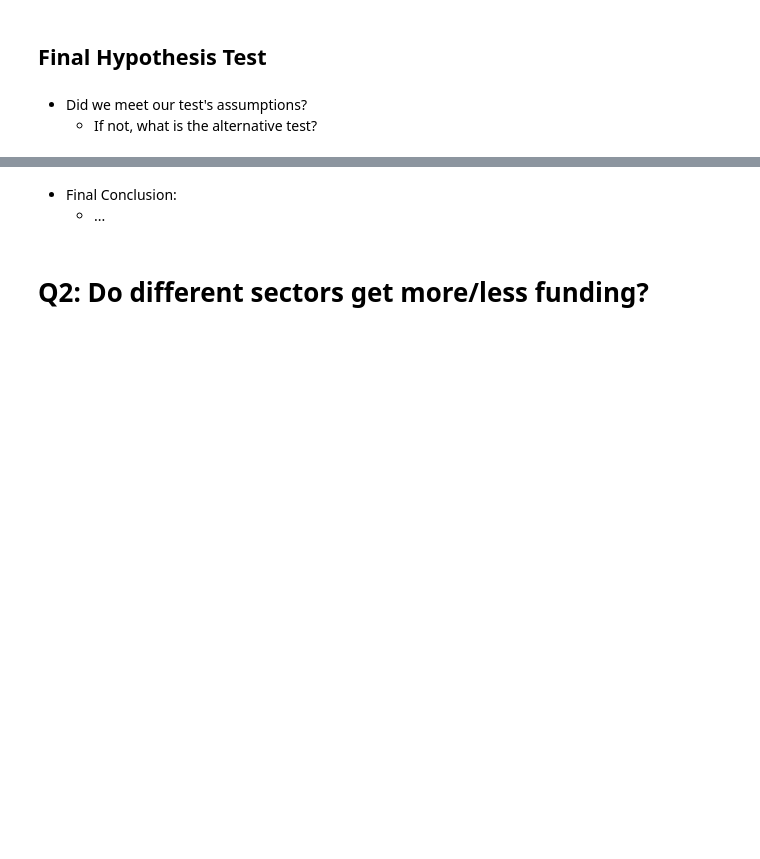
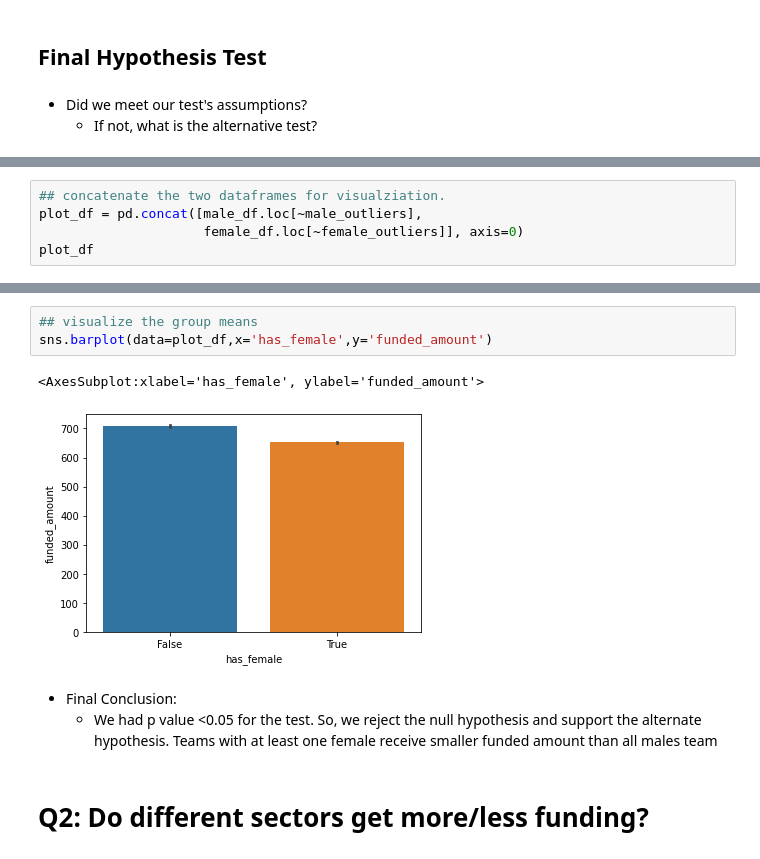
Before and after one commit to purvikansara/Demo, a Jupyter notebook: Hypothesis/Wk15-L02-Hypothesis-Testing.ipynb, the cells around one changed output, grey strips where cells are left out. Drawn from its saved outputs; the diff is of its cells as text; blank space fills up the shorter version.

Commit message:
completed hypothesis

```diff
--- a/Hypothesis/Wk15-L02-Hypothesis-Testing.ipynb
+++ b/Hypothesis/Wk15-L02-Hypothesis-Testing.ipynb
@@ -318,0 +363,5 @@ Name: funded_amount, Length: 136771, dtype: float64
+# %%
+## concatenate the two dataframes for visualziation.
+plot_df = pd.concat([male_df.loc[~male_outliers],
+                     female_df.loc[~female_outliers]], axis=0)
+plot_df
@@ -319,6 +383,12 @@ Name: funded_amount, Length: 136771, dtype: float64
+# %%
+## visualize the group means
+sns.barplot(data=plot_df,x='has_female',y='funded_amount')
+# %% [output]
+<AxesSubplot:xlabel='has_female', ylabel='funded_amount'>
+[figure, added]
 # %% [markdown]
 - Final Conclusion:
-    - ...
+    - We had p value <0.05 for the test. So, we reject the null hypothesis and support the alternate hypothesis. Teams with at least one female receive smaller funded amount than all males team
 # %% [markdown]
 # Q2: Do different sectors get more/less funding?
 # %% [markdown]
```
Also changed, not shown: parts of 14 cells of this notebook, 1 other file.
